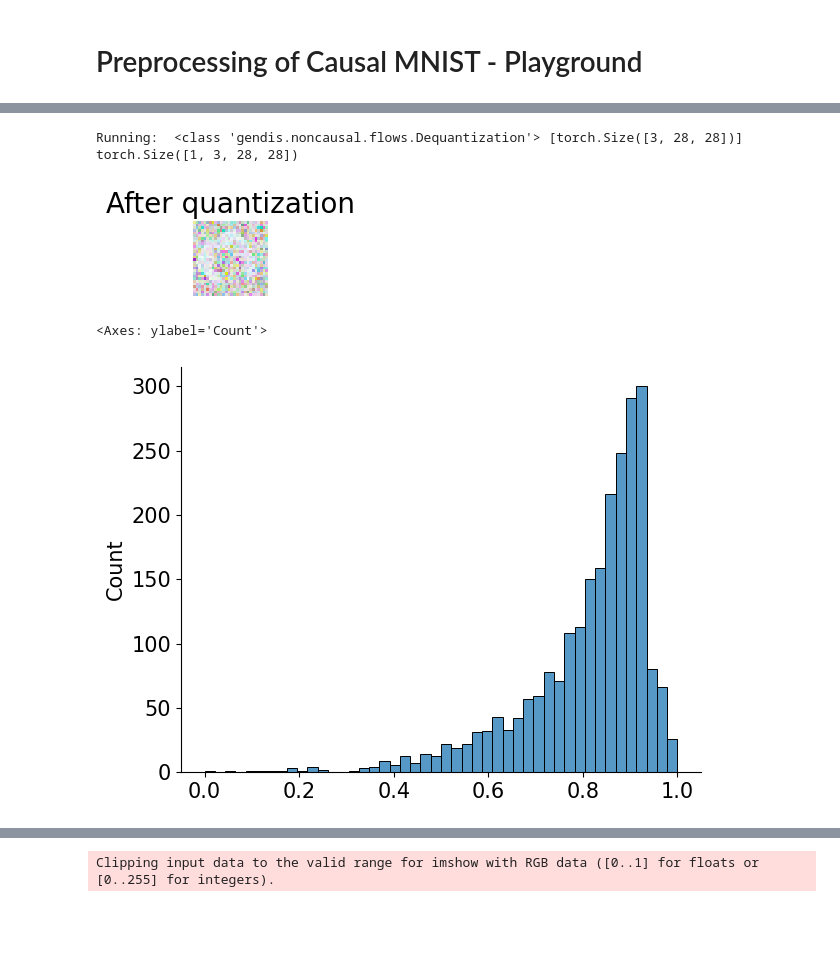
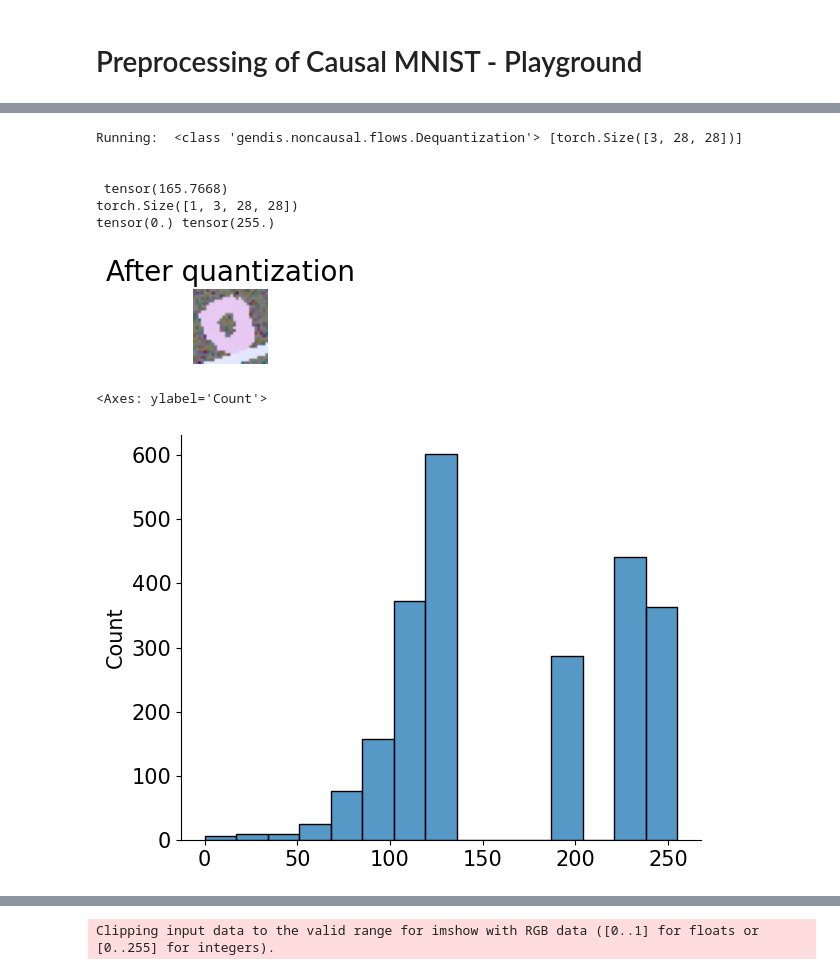
Before and after one commit to tree1111/CDRL, a Jupyter notebook: notebooks/Playground Preprocessing.ipynb, the cells around one changed output, grey strips where cells are left out. Drawn from its saved outputs; the diff is of its cells as text; code cells hidden in the pictures; blank space fills up the shorter version.

Commit message:
Try running normal MNIST again
Signed-off-by: Adam Li <adam2392@gmail.com>

```diff
--- a/notebooks/Playground Preprocessing.ipynb
+++ b/notebooks/Playground Preprocessing.ipynb
@@ -33,11 +39,6 @@ from gendis.noncausal.flows import (
 from gendis.noncausal.model import ImageFlow
 from gendis.variational.vae import VAE
 # %%
-import math
-
-import torchvision
-
-
 def show_imgs(imgs, title=None, row_size=4):
     # Form a grid of pictures (we use max. 8 columns)
     num_imgs = imgs.shape[0] if isinstance(imgs, torch.Tensor) else len(imgs)
@@ -54,14 +55,17 @@ def show_imgs(imgs, title=None, row_size=4):
     np_imgs = imgs.cpu().numpy()
     # Plot the grid
     plt.figure(figsize=(1.5 * nrow, 1.5 * ncol))
-    plt.imshow(np.transpose(np_imgs, (1, 2, 0)), interpolation="nearest")
+    plt.imshow(
+        np.transpose(np_imgs, (1, 2, 0)),
+        # interpolation="nearest"
+    )
     plt.axis("off")
     if title is not None:
         plt.title(title)
     plt.show()
     plt.close()
 # %%
-use_vardeq = True
+use_vardeq = False
 
 flow_layers = []
 n_flows = 8
@@ -78,6 +82,8 @@ if use_vardeq:
     flow_layers += [VariationalDequantization(var_flows=vardeq_layers)]
 else:
     flow_layers += [Dequantization()]
+
+# flow_layers = [UniformDequantization(2)]
 # %%
 # get the images
 graph_type = "chain"
@@ -93,25 +99,21 @@ def discretize(sample):
 transform = transforms.Compose(
     [
         transforms.ToTensor(),
-        nf.utils.Scale(255.0 / 256.0),  # normalize the pixel values
-        nf.utils.Jitter(1 / 256.0),  # apply random generation
-        # discretize,
+        # nf.utils.Scale(255.0 / 256.0),  # normalize the pixel values
+        # nf.utils.Jitter(1 / 256.0),  # apply random generation
+        discretize,
         torchvision.transforms.RandomRotation(350),  # get random rotations
     ]
 )
 
-dataset = CausalMNIST(
+dataset = CausalBarMNIST(
     root=root,
     graph_type=graph_type,
-    label=0,
-    download=True,
     train=True,
     n_jobs=None,
-    intervention_idx=None,
     transform=transform,
 )
-dataset.prepare_dataset(overwrite=False)
 
-img, metadata = dataset[1]
+img, metadata, targets = dataset[1]
 print(img.shape)
 # %% [output]
@@ -119,5 +120,6 @@ Loading dataset from "/Users/adam2392/pytorch_data/CausalMNIST/chain/chain-0-tra
 torch.Size([3, 28, 28])
 # %%
-img, metadata = dataset[100]
+img, metadata, targets = dataset[100]
+print(img.max(), img.min())
 print(img.shape)
 # %% [output]
@@ -134,20 +139,28 @@ sns.histplot(output.flatten())
 # %%
 output = img.reshape(1, *img.shape)
 ldj = 0
 for flow in flow_layers:
-    output, ldj = flow(output, ldj)
+    output, ldj = flow(output, ldj, reverse=False)
     print("Running: ", type(flow), [x.shape for x in output])
 
 output = output - output.min()
-output = output / output.max()
-output = output.detach()  # .numpy()
+output = output / output.max() * 255.0
+# output = torch.Tensor(output.detach().numpy())#.astype(int))
+print("\n\n", output.mean())
+# output = output.to(torch.int)
 print(output.shape)
-show_imgs(output, title="After quantization")
+print(output.min(), output.max())
+
+show_imgs(output.to(torch.int), title="After quantization")
 # output = output.detach().numpy()
 sns.histplot(output.flatten())
 # %% [output]
 Running:  <class 'gendis.noncausal.flows.Dequantization'> [torch.Size([3, 28, 28])]
+
+
+ tensor(165.7668)
 torch.Size([1, 3, 28, 28])
+tensor(0.) tensor(255.)
-[figure, old version]
+[figure, new version]
 <Axes: ylabel='Count'>
-[figure, old version]
+[figure, new version]
```
Also changed, not shown: parts of 6 cells of this notebook, 4 other files.
